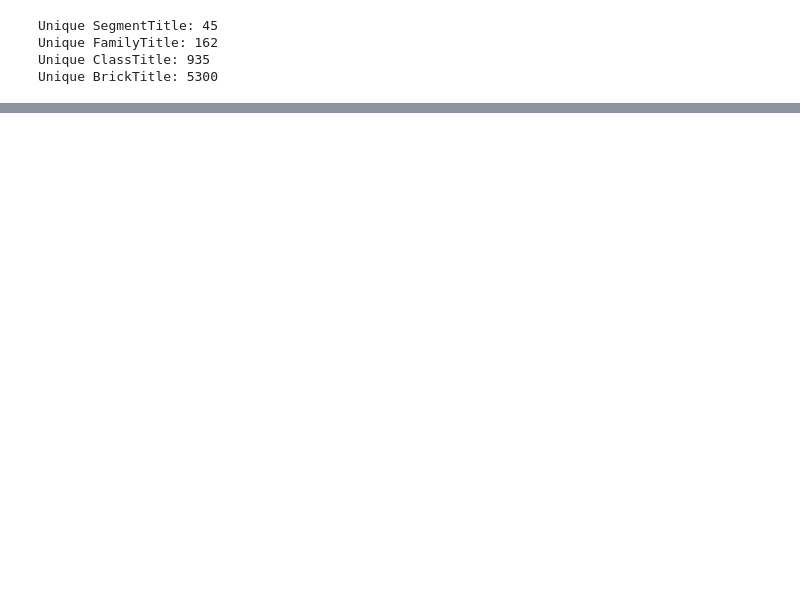
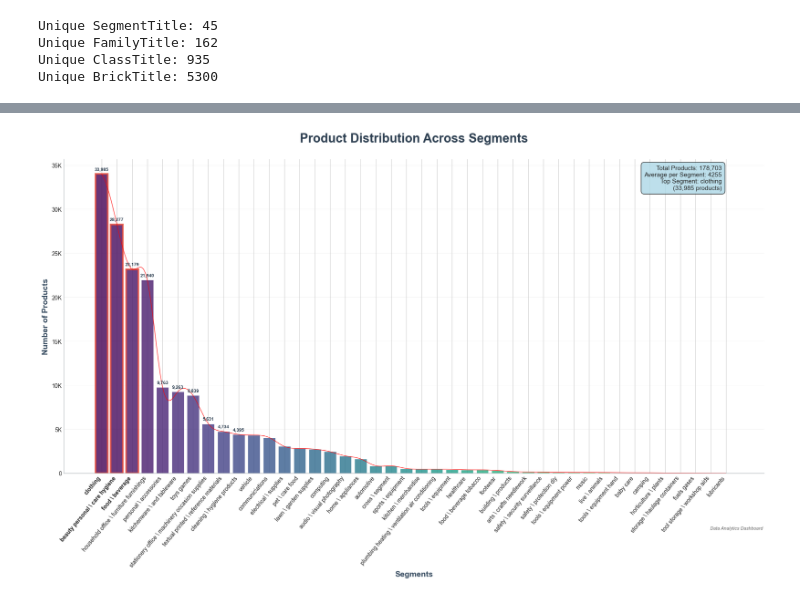
Before and after one commit to A11Veles/PC_Iter7, a Jupyter notebook: src/EDA.ipynb, the cells around one changed output, grey strips where cells are left out. Cells and saved outputs as stored; diff of their text form; code cells hidden in the pictures; blank space fills up the shorter version.

```diff
--- a/src/EDA.ipynb
+++ b/src/EDA.ipynb
@@ -681,0 +740,90 @@ Unique BrickTitle: 5300
+# %%
+fig, ax = plt.subplots(figsize=(18, 10))
+
+segment_counts = full_df["segment"].value_counts()
+
+colors = plt.cm.viridis(np.linspace(0, 1, len(segment_counts)))
+
+bars = ax.bar(range(len(segment_counts)), segment_counts.values,
+              color=colors, alpha=0.8, edgecolor='white', linewidth=0.7)
+
+x_smooth = np.linspace(0, len(segment_counts)-1, 300)
+spl = make_interp_spline(range(len(segment_counts)), segment_counts.values, k=3)
+y_smooth = spl(x_smooth)
+
+ax.plot(x_smooth, y_smooth, color='red', linewidth=1, alpha=0.8,
+        label='Distribution Curve')
+
+def thousands_formatter(x, pos):
+    return f'{x/1000:.0f}K' if x >= 1000 else f'{x:.0f}'
+
+ax.yaxis.set_major_formatter(FuncFormatter(thousands_formatter))
+
+ax.set_title('Product Distribution Across Segments',
+            fontsize=22, fontweight='bold', pad=30, color='#2c3e50')
+
+ax.set_xlabel('Segments', fontsize=14, fontweight='600', color='#34495e')
+ax.set_ylabel('Number of Products', fontsize=14, fontweight='600', color='#34495e')
+
+segment_labels = []
+for label in segment_counts.index:
+    if len(label) > 11:
+        words = label.split()
+        if len(words) > 1:
+            mid = len(words) // 2
+            label = ' '.join(words[:mid]) + ' \\ ' + ' '.join(words[mid:])
+        else:
+            label = label[:8] + '\\' + label[8:]
+    segment_labels.append(label)
+
+ax.set_xticks(range(len(segment_counts)))
+ax.set_xticklabels(segment_labels, rotation=50, ha='right', fontsize=10,
+                   verticalalignment='top')
+
+ax.grid(True, alpha=0.3, linestyle='-', linewidth=0.5, axis='y')
+ax.set_axisbelow(True)
+
+ax.spines['top'].set_visible(False)
+ax.spines['right'].set_visible(False)
+ax.spines['left'].set_color('#bdc3c7')
+ax.spines['bottom'].set_color('#bdc3c7')
+
+for i, (bar, value) in enumerate(zip(bars, segment_counts.values)):
+    if i < 10:
+        ax.text(bar.get_x() + bar.get_width()/2, bar.get_height() + max(segment_counts.values)*0.01,
+                f'{value:,}', ha='center', va='bottom', fontsize=8,
+                fontweight='bold', color='#2c3e50')
+
+top_3_indices = segment_counts.head(3).index
+for i, segment in enumerate(segment_counts.index):
+    if segment in top_3_indices:
+        bars[i].set_edgecolor('#e74c3c')
+        bars[i].set_linewidth(3)
+        ax.get_xticklabels()[i].set_fontweight('bold')
+
+total_products = segment_counts.sum()
+avg_products = segment_counts.mean()
+max_segment = segment_counts.index[0]
+max_count = segment_counts.iloc[0]
+
+textstr = f'Total Products: {total_products:,}\nAverage per Segment: {avg_products:.0f}\nTop Segment: {max_segment}\n({max_count:,} products)'
+props = dict(boxstyle='round,pad=0.5', facecolor='lightblue', alpha=0.8)
+ax.text(
+    0.94, 0.98, textstr,
+    transform=ax.transAxes,
+    fontsize=11,
+    verticalalignment='top',
+    horizontalalignment='right',
+    bbox=props
+)
+
+
+plt.tight_layout()
+plt.subplots_adjust(bottom=0.15)
+
+fig.text(0.99, 0.01, 'Data Analytics Dashboard', ha='right', va='bottom',
+         fontsize=8, style='italic', alpha=0.7)
+
+plt.show()
+# %% [output]
+[figure, added]
```
Also changed, not shown: parts of 14 cells of this notebook, 5 other files.
